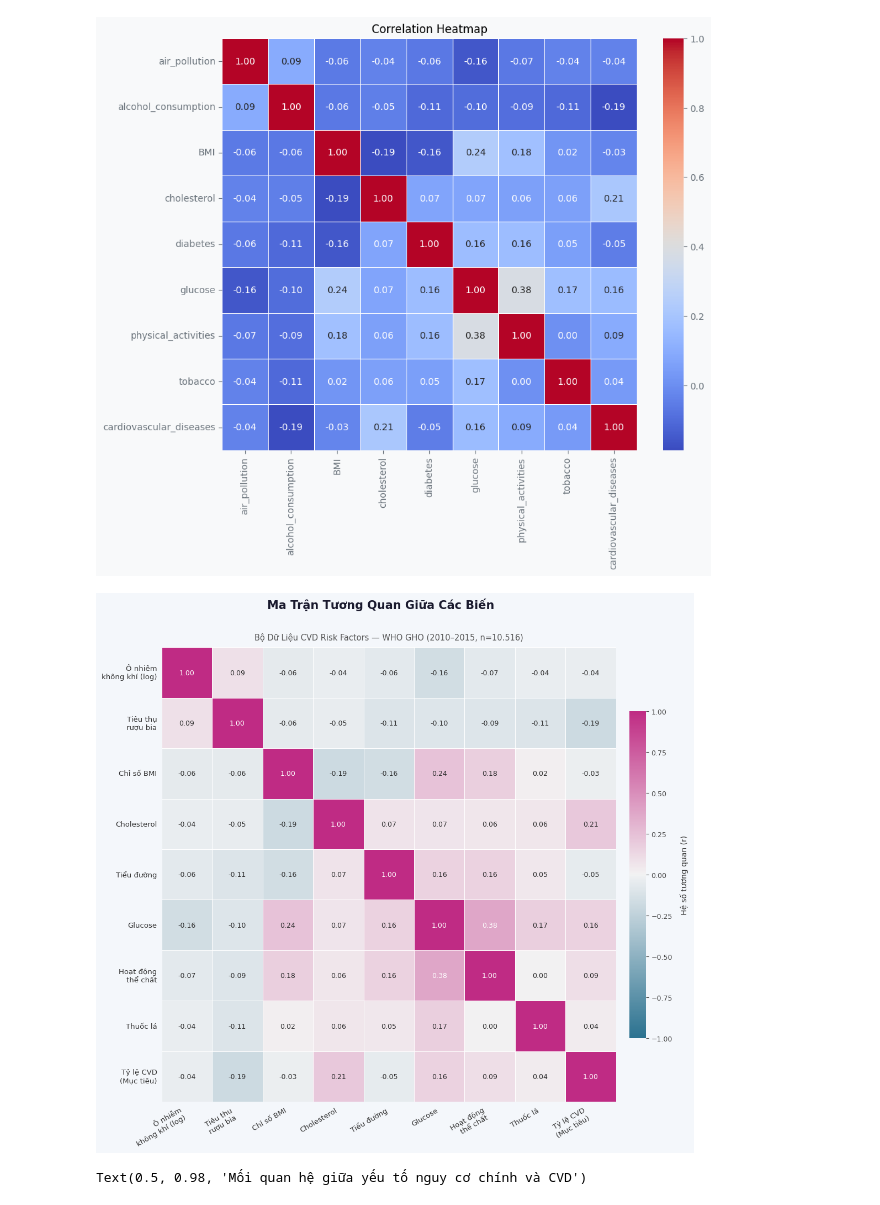
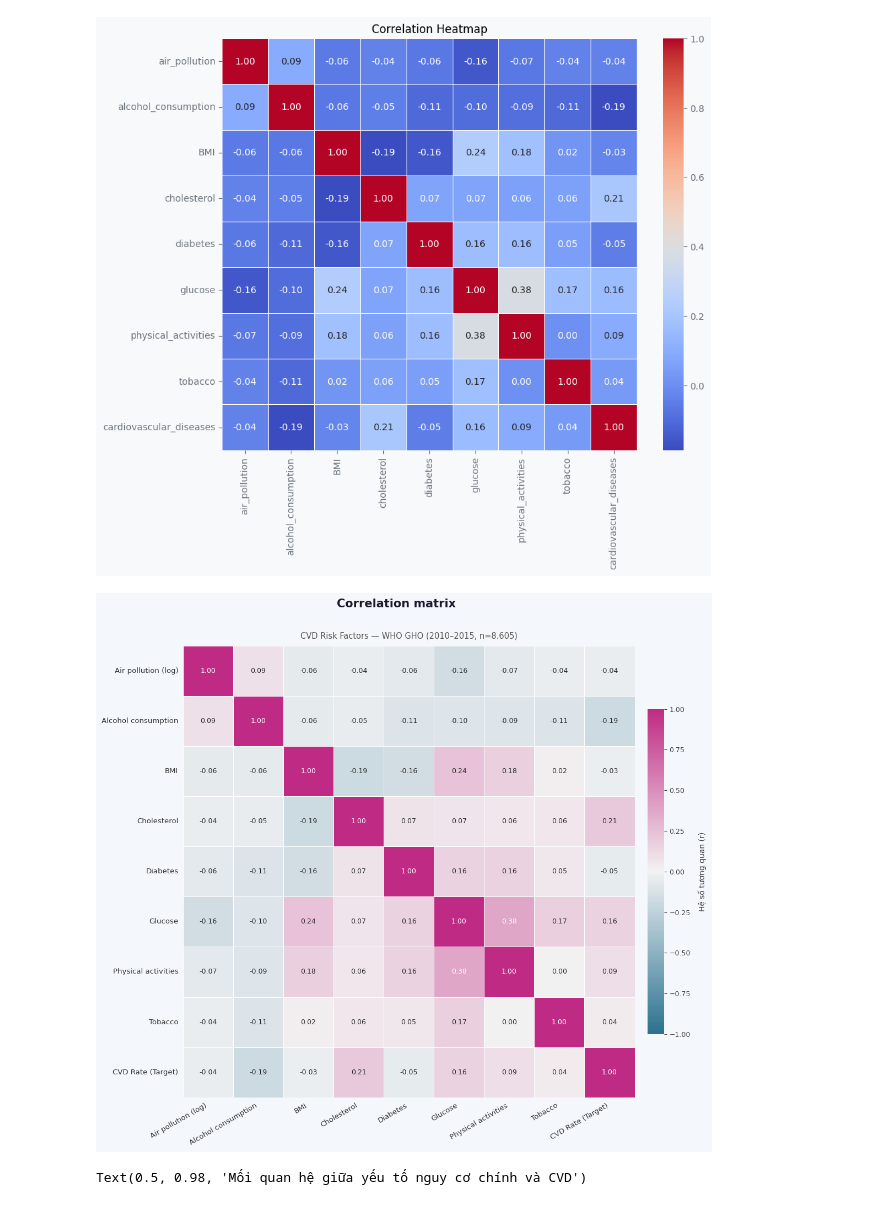
Before and after one commit to baolam/heart-disease-analysis, a Jupyter notebook: processing/draw_for_report copy.ipynb, the cells around one changed output. Cells and saved outputs as stored; diff of their text form; code cells hidden in the pictures.

```diff
--- a/processing/draw_for_report copy.ipynb
+++ b/processing/draw_for_report copy.ipynb
@@ -506,7 +527,7 @@ Notes:
 # %%
 X_train, X_test, y_train, y_test = train_test_split(
     X, y,
-    test_size=0.3,
+    test_size=0.2,
     random_state=42
 )
 
@@ -559,7 +580,7 @@ country_names = {
     'KAZ': 'Kazakhstan',
     'MDA': 'Moldova',
     'LVA': 'Latvia',
-    'MNG': 'Mông Cổ',
+    'MNG': 'Mongolia',
     'ROU': 'Romania',
 }
 df_top['label'] = df_top['country'].map(lambda x: country_names.get(x, x))
@@ -599,16 +620,16 @@ ax.axvline(global_mean, color='#E63946',
            linestyle='--', linewidth=1.8, alpha=0.8)
 ax.text(
     global_mean + 0.4, 0.42,
-    f'TB toàn cầu\n{global_mean}',
+    f'Global Average\n{global_mean}',
     fontsize=8.5, color='#E63946',
     va='bottom', fontweight='600'
 )
 
 # ── Nhãn & tiêu đề ─────────────────────────────────────────────
-ax.set_xlabel('Tỷ lệ CVD trung bình (ca/100.000 dân)', fontsize=11)
+ax.set_xlabel('Average CVD Rate (cases per 100,000 population)', fontsize=11)
 ax.set_title(
-    'Top 10 Quốc Gia Có Tỷ Lệ Bệnh Tim Mạch Cao Nhất\n'
-    'Trung bình giai đoạn 2010–2015  |  Nguồn: WHO GHO',
+    'Top 10 Countries with the Highest Cardiovascular Disease (CVD) Rates\n'
+    'Average (2010–2015)',
     fontsize=12, fontweight='bold',
     color='#212529', pad=14
 )
@@ -914,11 +935,11 @@ def draw_contribution(groups : dict = None, title=""):
     plt.show()
 # %%
 groups_def = {
-    'Lối sống\n(BMI, Thuốc lá,\nRượu bia, HĐ TC)':
+    'Lifestyle Factors\n(BMI, Tobacco,\nAlcohol consumption, Physical activities)':
         ['physical_activities', 'tobacco', 'alcohol_consumption', 'BMI'],
-    'Môi trường\n(Ô nhiễm KK)':
+    'Environment\n(Air pollution)':
         ['air_pollution'],
-    'Yếu tố bệnh lý\n(Cholesterol,\nTiểu đường, Glucose)':
+    'Clinical Factors\n(Cholesterol,\nDiabetes, Glucose)':
         ['cholesterol', 'diabetes', 'glucose'],
 }
 
@@ -966,8 +987,8 @@ ax.legend(
     handlelength=1.2
 )
 ax.set_title(
-    'Ảnh Hưởng Của Các Nhóm Yếu Tố Đến Mục Tiêu Dự Đoán\n'
-    'Phân loại theo XGBoost Feature Importance',
+    'Impact of Factor Groups on the Prediction Target\n'
+    'Categorized by XGBoost Feature Importance',
     fontsize=11.5, fontweight='bold', color='#212529', pad=16
 )
 
@@ -1113,15 +1134,15 @@ import numpy as np
 
 # --- Mapping tên biến gốc → tiếng Việt ---
 var_labels = {
-    'air_pollution':          'Ô nhiễm\nkhông khí (log)',
-    'alcohol_consumption':    'Tiêu thụ\nrượu bia',
-    'BMI':                    'Chỉ số BMI',
+    'air_pollution':          'Air pollution (log)',
+    'alcohol_consumption':    'Alcohol consumption',
+    'BMI':                    'BMI',
     'cholesterol':            'Cholesterol',
-    'diabetes':               'Tiểu đường',
+    'diabetes':               'Diabetes',
     'glucose':                'Glucose',
-    'physical_activities':    'Hoạt động\nthể chất',
-    'tobacco':                'Thuốc lá',
-    'cardiovascular_diseases':'Tỷ lệ CVD\n(Mục tiêu)',
+    'physical_activities':    'Physical activities',
+    'tobacco':                'Tobacco',
+    'cardiovascular_diseases':'CVD Rate (Target)',
 }
 
 col_order  = list(var_labels.keys())
@@ -1159,36 +1180,36 @@ hm = sns.heatmap(
 
 # --- Màu chữ annotation: trắng khi ô đậm, đen khi ô nhạt ---
 for text in hm.texts:
     val = float(text.get_text())
     text.set_color('white' if abs(val) > 0.35 else '#2d2d2d')
 
 # --- Colorbar ---
 cbar = hm.collections[0].colorbar
 cbar.ax.tick_params(labelsize=9, colors='#444')
 cbar.set_label('Hệ số tương quan (r)', fontsize=10, labelpad=10, color='#333')
 cbar.outline.set_edgecolor('#ccc')
 
 # --- Trục ---
 ax.tick_params(axis='both', labelsize=9.5, colors='#333', length=0, pad=6)
 ax.set_xticklabels(ax.get_xticklabels(), rotation=30, ha='right')
 ax.set_yticklabels(ax.get_yticklabels(), rotation=0, va='center')
 
 # --- Tiêu đề ---
 fig.suptitle(
-    'Ma Trận Tương Quan Giữa Các Biến',
+    'Correlation matrix',
     fontsize=15, fontweight='bold', color='#1a1a2e', y=1.01
 )
 ax.set_title(
-    'Bộ Dữ Liệu CVD Risk Factors — WHO GHO (2010–2015, n=10.516)',
+    'CVD Risk Factors — WHO GHO (2010–2015, n=8.605)',
     fontsize=10.5, color='#555', pad=10
 )
 
 plt.tight_layout()
 plt.savefig('correlation_heatmap_viet.png', dpi=180,
             bbox_inches='tight', facecolor=fig.get_facecolor())
 plt.show()
 # %% [output]
-[figure, old version]
+[figure, new version]
 # %%
 # Chỉ vẽ 3 cặp có ý nghĩa nhất
 fig, axes = plt.subplots(1, 3, figsize=(14, 4))
```
Also changed, not shown: parts of 44 cells of this notebook, 5 other files.
